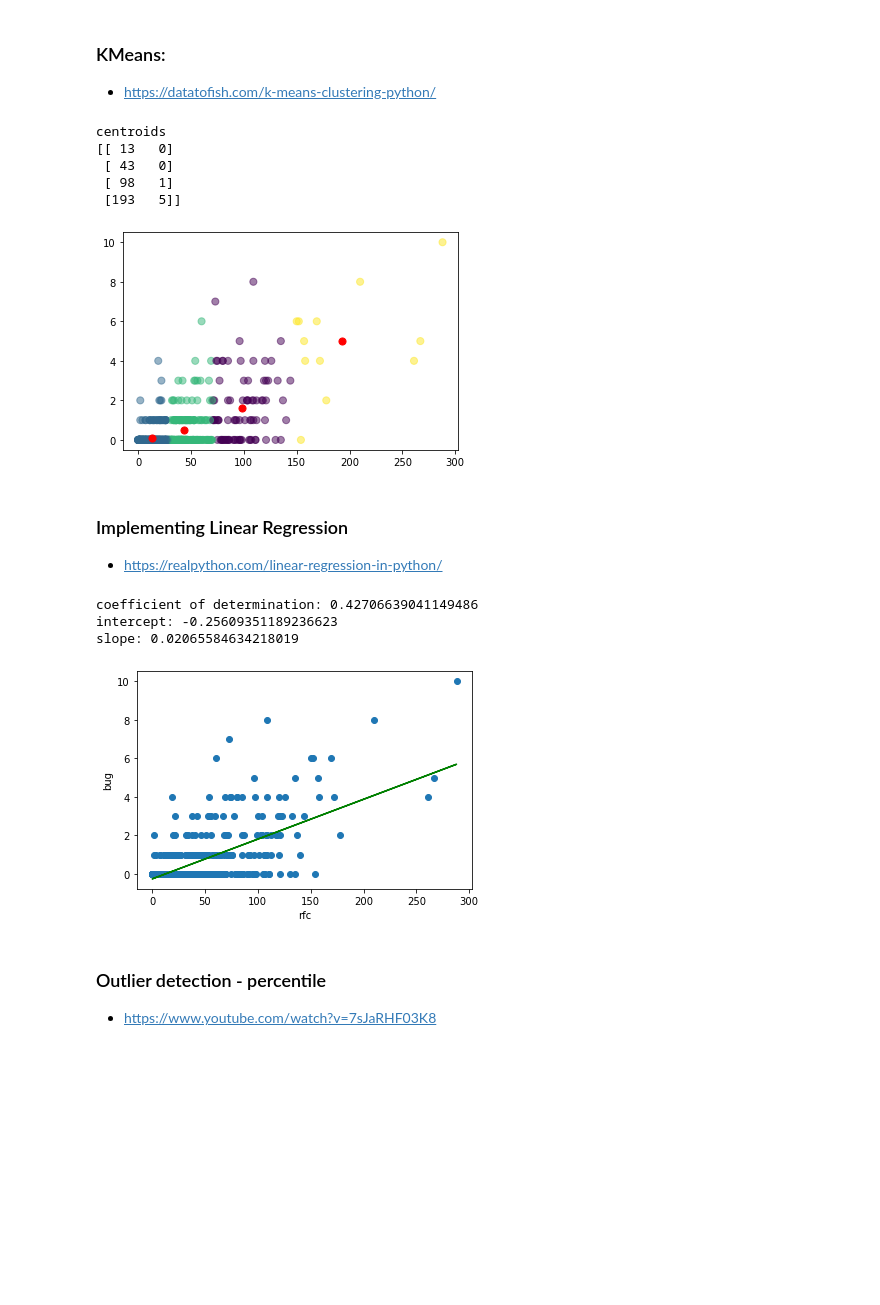
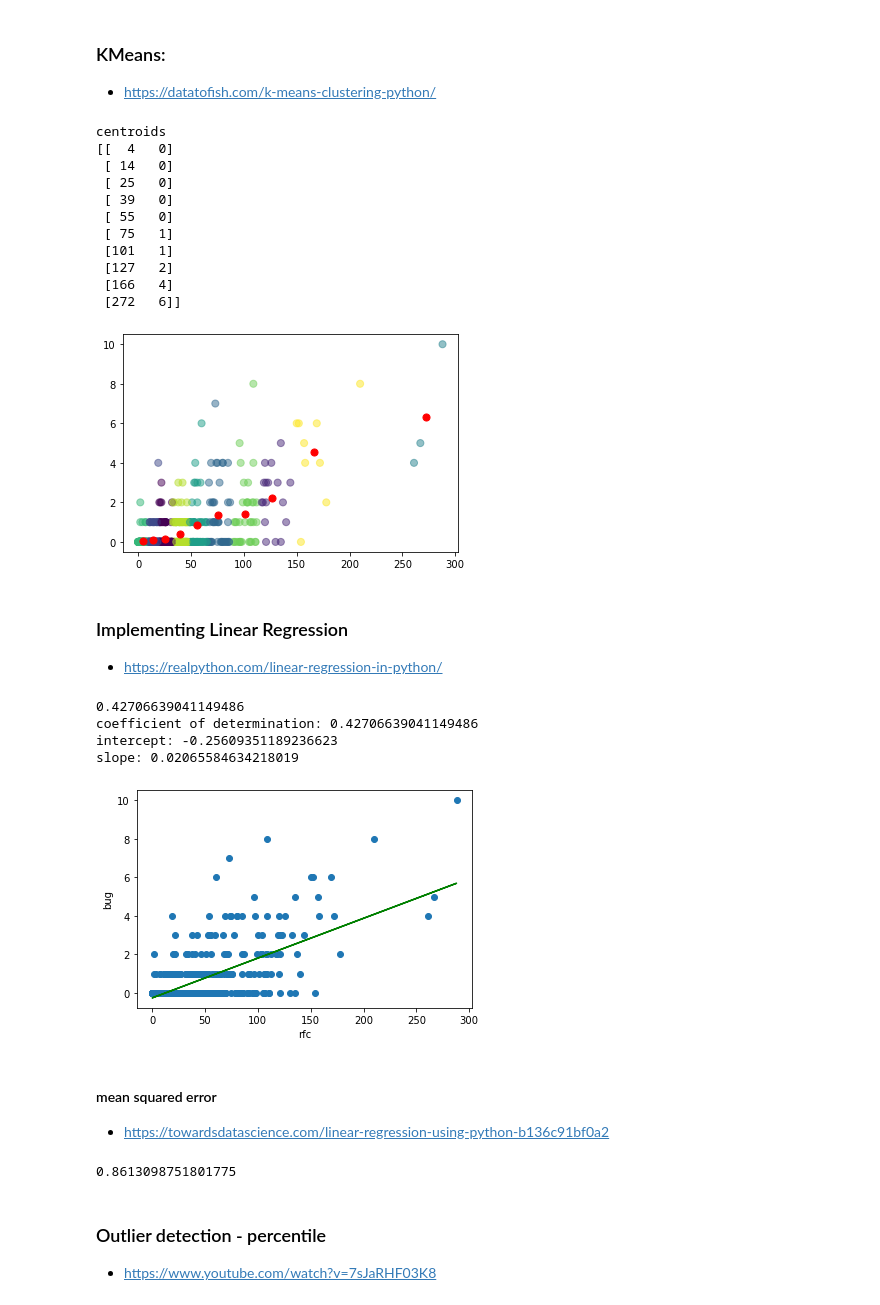
Before and after one commit to francobelloni85/UniSoftwareQualityExam, a Jupyter notebook: SoftwareQualityExam.ipynb, the cells around one changed output. Drawn from its saved outputs; the diff is of its cells as text; code cells hidden in the pictures; blank space fills up the shorter version.

```diff
--- a/SoftwareQualityExam.ipynb
+++ b/SoftwareQualityExam.ipynb
@@ -320,28 +322,34 @@ plt.show()
 # %%
 from pandas import DataFrame
 import matplotlib.pyplot as plt
 from sklearn.cluster import KMeans
 
 new_data_frame = {'x': data['rfc'],'y': data['bug']}
 
 df = DataFrame(new_data_frame,columns=['x','y'])
 
-kmeans = KMeans(n_clusters=4).fit(df)
+kmeans = KMeans(n_clusters=10).fit(df)
 centroids = kmeans.cluster_centers_
 print("centroids")
 array_int = np.array(centroids, dtype='int')
 print(np.sort(array_int,axis=0))
 
 plt.scatter(df['x'], df['y'], c= kmeans.labels_.astype(float), s=50, alpha=0.5)
 plt.scatter(centroids[:, 0], centroids[:, 1], c='red', s=50)
 plt.show()
 # %% [output]
 centroids
-[[ 13   0]
- [ 43   0]
- [ 98   1]
- [193   5]]
+[[  4   0]
+ [ 14   0]
+ [ 25   0]
+ [ 39   0]
+ [ 55   0]
+ [ 75   1]
+ [101   1]
+ [127   2]
+ [166   4]
+ [272   6]]
-[figure, old version]
+[figure, new version]
 # %% [markdown]
 ### Implementing Linear Regression
 - https://realpython.com/linear-regression-in-python/
@@ -352,6 +360,8 @@ y = np.array(data['bug'])
 model = LinearRegression()
 model.fit(x, y)
 r_sq = model.score(x, y)
+
+print(r_sq)
 
 print('coefficient of determination:', r_sq)
 print('intercept:', model.intercept_)
@@ -364,10 +374,22 @@ plt.plot(data['rfc'], model.predict(x), color = 'g')
 
 plt.show()
 # %% [output]
+0.42706639041149486
 coefficient of determination: 0.42706639041149486
 intercept: -0.25609351189236623
 slope: 0.02065584634218019
 [figure]
+# %% [markdown]
+#### mean squared error
+- https://towardsdatascience.com/linear-regression-using-python-b136c91bf0a2
+# %%
+mse = np.sum((model.predict(x) - y)**2)
+# root mean squared error
+# m is the number of training examples
+rmse = np.sqrt(mse/len(x))
+print(rmse)
+# %% [output]
+0.8613098751801775
 # %% [markdown]
 ### Outlier detection - percentile
 - https://www.youtube.com/watch?v=7sJaRHF03K8
```
Also changed, not shown: parts of 12 cells of this notebook.
